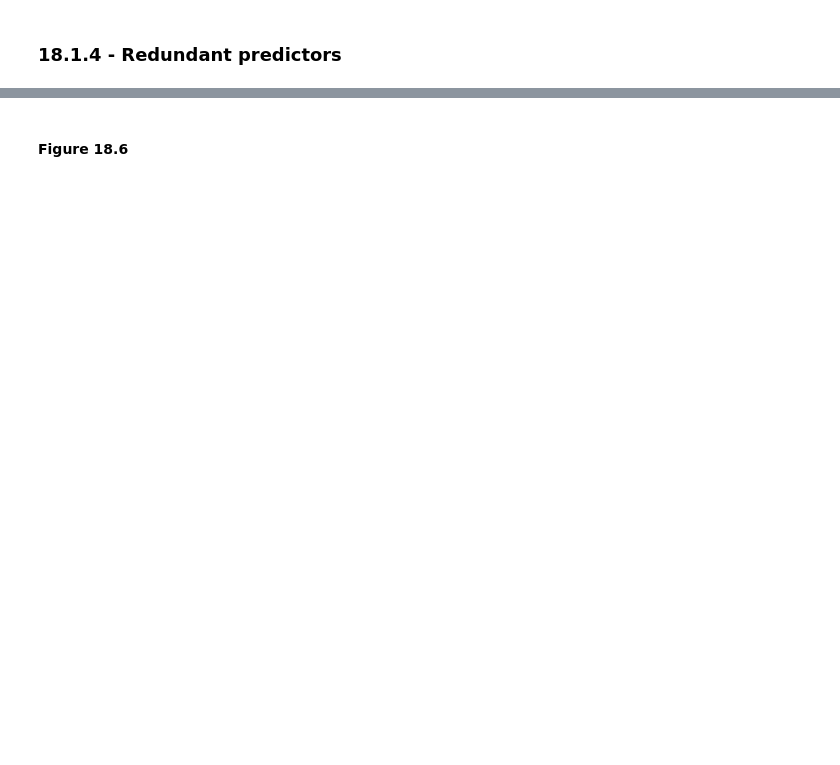
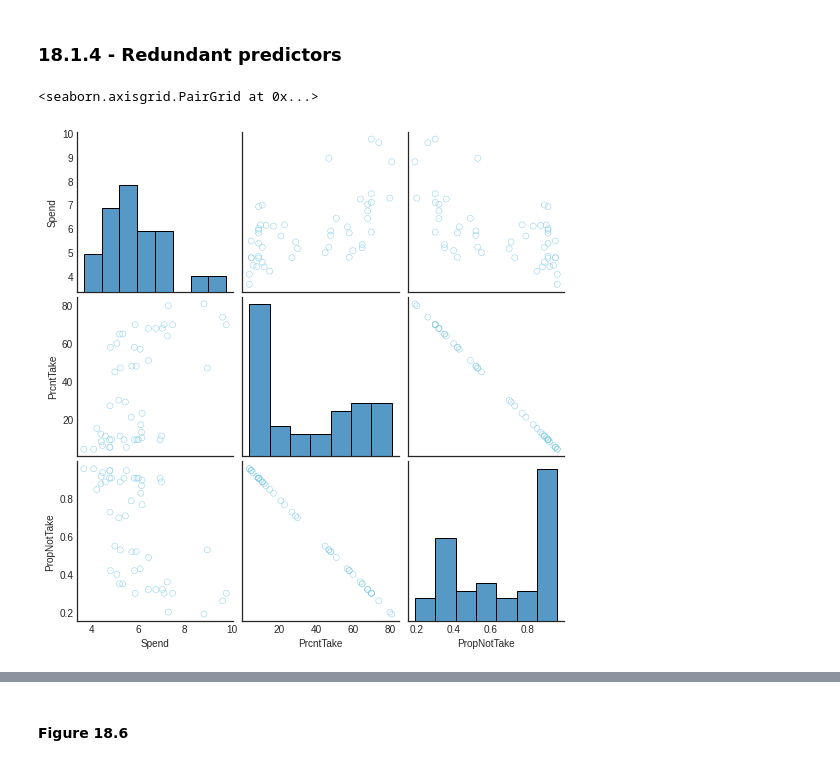
Before and after one commit to blue-worm/DBDA-python, a Jupyter notebook: Notebooks/Chapter 18.ipynb, the cells around one changed output, grey strips where cells are left out. Cells and saved outputs as stored; diff of their text form; code cells hidden in the pictures; blank space fills up the shorter version.

```diff
--- a/Notebooks/Chapter 18.ipynb
+++ b/Notebooks/Chapter 18.ipynb
@@ -170,6 +170,11 @@ X2 = X.assign(PropNotTake = (100-df['PrcntTake']) / 100)
 meanx2 = X2.mean().to_numpy()
 scalex2 = X2.std().to_numpy()
 zX2 = ((X2-meanx2)/scalex2).to_numpy()
+# %%
+sns.pairplot(X2, plot_kws={'edgecolor':color, 'facecolor':'none'})
+# %% [output]
+<seaborn.axisgrid.PairGrid at 0x...>
+[figure, added]
 # %%
 with pm.Model() as model2:
 
```
Also changed, not shown: parts of 20 cells of this notebook.
